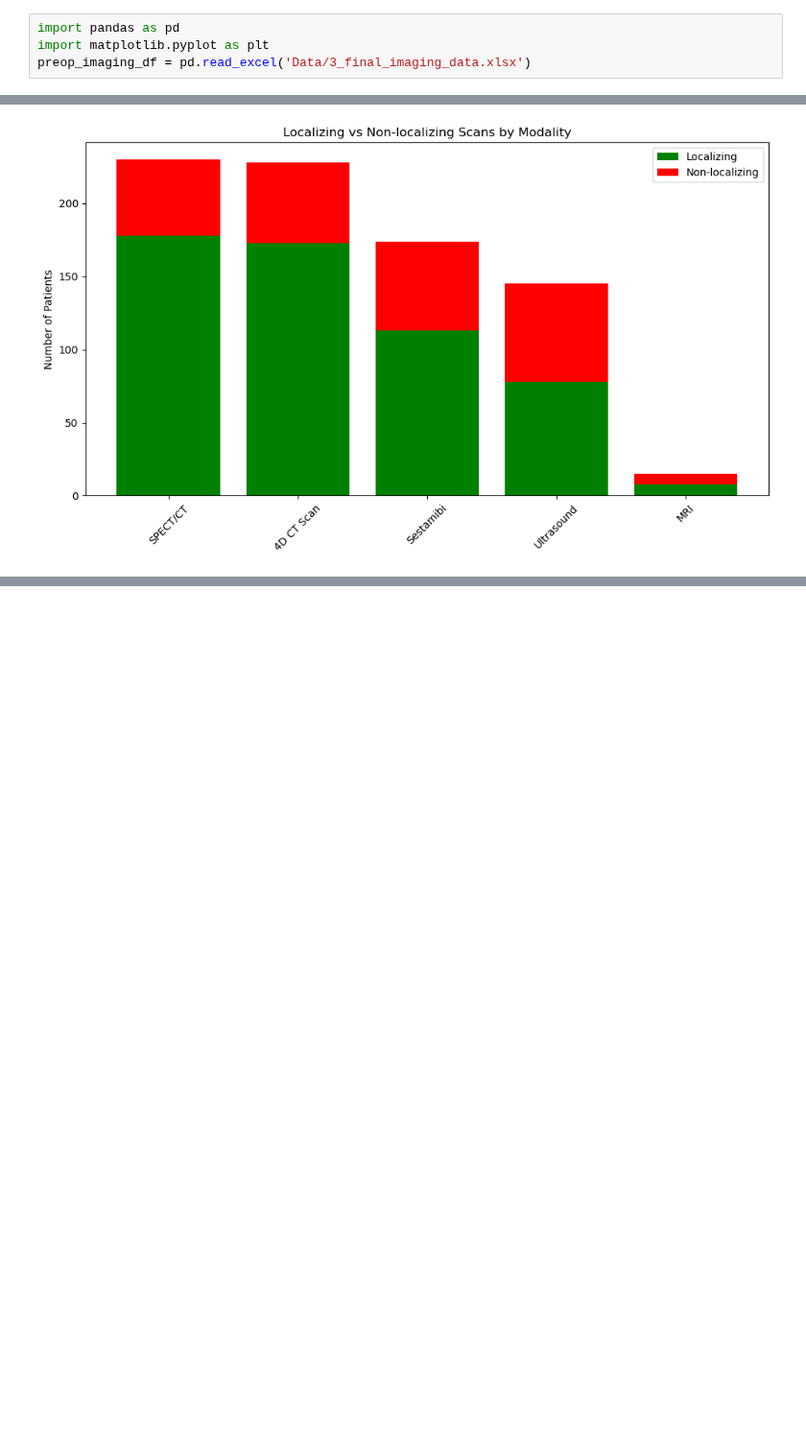
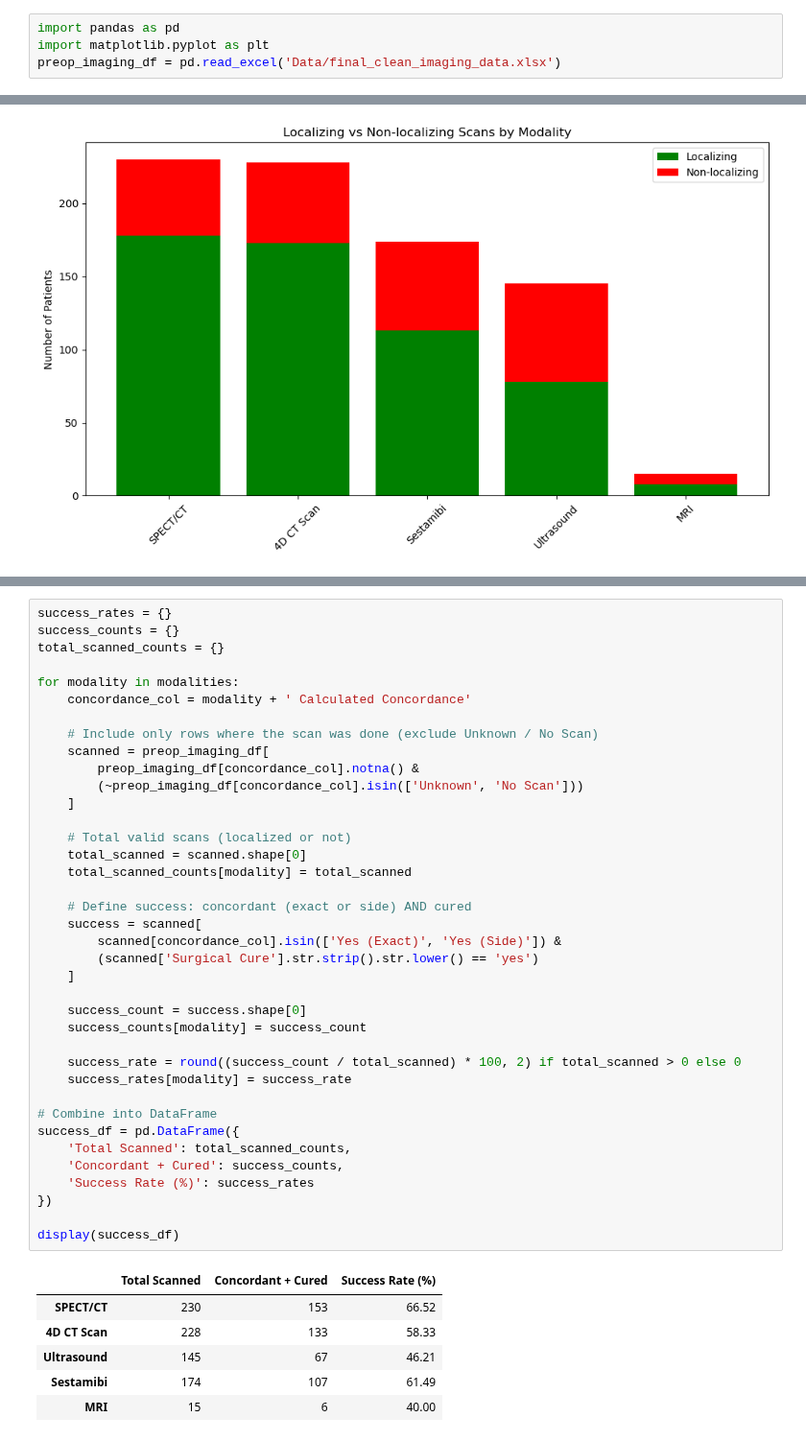
Before and after one commit to Jonah-Schwartz521/parathyroid-imaging-evaluation, a Jupyter notebook: localization_rate.ipynb, the cells around one changed output, grey strips where cells are left out. Shown at 96% size. Cells and saved outputs as stored; diff of their text form; blank space fills up the shorter version.

Commit message:
refined success logic

```diff
--- a/localization_rate.ipynb
+++ b/localization_rate.ipynb
@@ -3,7 +3,7 @@
 # %%
 import pandas as pd
 import matplotlib.pyplot as plt
-preop_imaging_df = pd.read_excel('Data/3_final_imaging_data.xlsx')
+preop_imaging_df = pd.read_excel('Data/final_clean_imaging_data.xlsx')
 # %%
 # initalize the modalities
 modalities = ['SPECT/CT', '4D CT Scan', 'Ultrasound', 'Sestamibi', 'MRI']
@@ -93,0 +98,45 @@ plt.show()
+# %%
+success_rates = {}
+success_counts = {}
+total_scanned_counts = {}
+
+for modality in modalities:
+    concordance_col = modality + ' Calculated Concordance'
+
+    # Include only rows where the scan was done (exclude Unknown / No Scan)
+    scanned = preop_imaging_df[
+        preop_imaging_df[concordance_col].notna() &
+        (~preop_imaging_df[concordance_col].isin(['Unknown', 'No Scan']))
+    ]
+
+    # Total valid scans (localized or not)
+    total_scanned = scanned.shape[0]
+    total_scanned_counts[modality] = total_scanned
+
+    # Define success: concordant (exact or side) AND cured
+    success = scanned[
+        scanned[concordance_col].isin(['Yes (Exact)', 'Yes (Side)']) &
+        (scanned['Surgical Cure'].str.strip().str.lower() == 'yes')
+    ]
+
+    success_count = success.shape[0]
+    success_counts[modality] = success_count
+
+    success_rate = round((success_count / total_scanned) * 100, 2) if total_scanned > 0 else 0
+    success_rates[modality] = success_rate
+
+# Combine into DataFrame
+success_df = pd.DataFrame({
+    'Total Scanned': total_scanned_counts,
+    'Concordant + Cured': success_counts,
+    'Success Rate (%)': success_rates
+})
+
+display(success_df)
+# %% [output]
+|  | Total Scanned | Concordant + Cured | Success Rate (%) |
+| SPECT/CT | 230 | 153 | 66.52 |
+| 4D CT Scan | 228 | 133 | 58.33 |
+| Ultrasound | 145 | 67 | 46.21 |
+| Sestamibi | 174 | 107 | 61.49 |
+| MRI | 15 | 6 | 40.00 |
```
Also changed, not shown: parts of 1 cell of this notebook, 1 other file.
